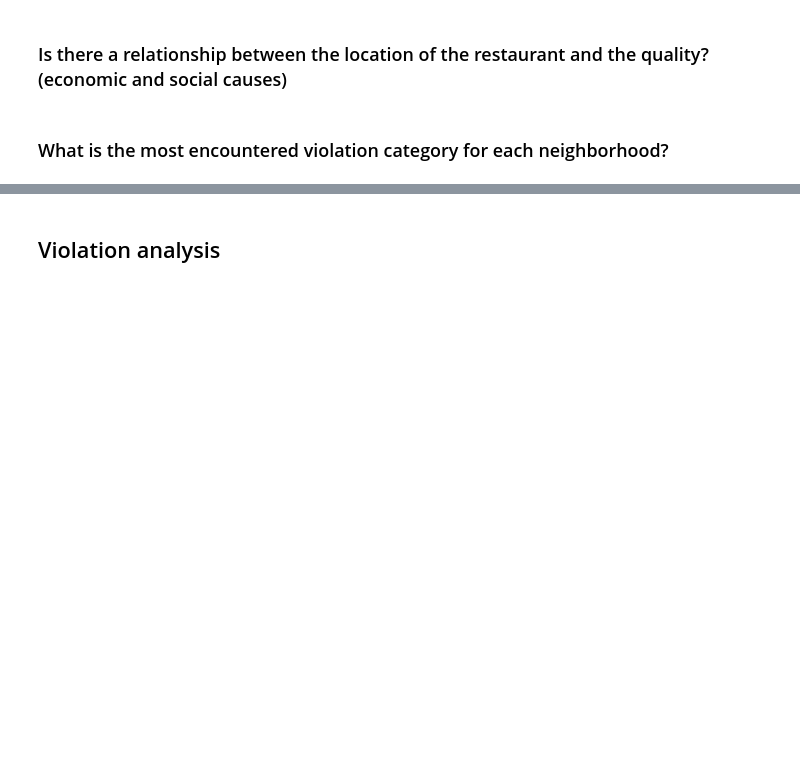
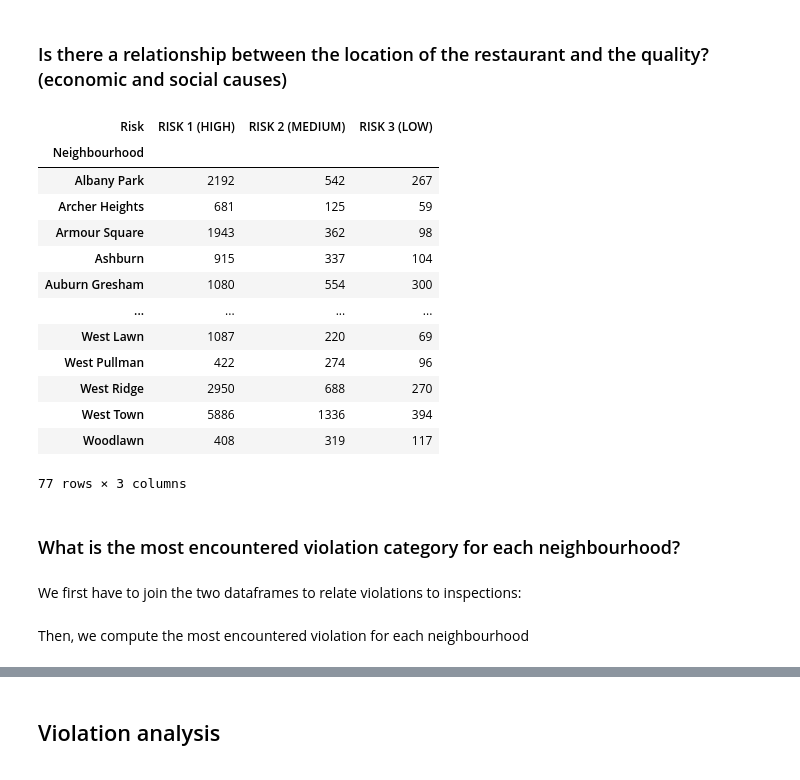
Before and after one commit to Gondolav/ADA-project, a Jupyter notebook: notebook.ipynb, the cells around one changed output, grey strips where cells are left out. Cells and saved outputs as stored; diff of their text form; code cells hidden in the pictures; blank space fills up the shorter version.

Commit message:
Add neighbourhoods, clean coordinates and start working on section 5.4

```diff
--- a/notebook.ipynb
+++ b/notebook.ipynb
@@ -789,5 +900,28 @@ df_chain_results.plot(kind='bar', stacked=True)
 ### How are the inspection results evolving over time and space?
 # %% [markdown]
 ### Is there a relationship between the location of the restaurant and the quality? (economic and social causes)
+# %%
+risks_per_hood = df.groupby(['Neighbourhood'])['Risk'].value_counts().unstack().drop('ALL', axis=1).fillna(0)
+risks_per_hood['RISK 1 (HIGH)'] = risks_per_hood['RISK 1 (HIGH)'].astype(int)
+risks_per_hood['RISK 2 (MEDIUM)'] = risks_per_hood['RISK 2 (MEDIUM)'].astype(int)
+risks_per_hood['RISK 3 (LOW)'] = risks_per_hood['RISK 3 (LOW)'].astype(int)
+risks_per_hood
+# %% [output]
+| Risk | RISK 1 (HIGH) | RISK 2 (MEDIUM) | RISK 3 (LOW) |
+| Neighbourhood |  |  |  |
+| Albany Park | 2192 | 542 | 267 |
+| Archer Heights | 681 | 125 | 59 |
+| Armour Square | 1943 | 362 | 98 |
+| Ashburn | 915 | 337 | 104 |
+| Auburn Gresham | 1080 | 554 | 300 |
+| ... | ... | ... | ... |
+| West Lawn | 1087 | 220 | 69 |
+| West Pullman | 422 | 274 | 96 |
+| West Ridge | 2950 | 688 | 270 |
+| West Town | 5886 | 1336 | 394 |
+| Woodlawn | 408 | 319 | 117 |
+77 rows × 3 columns
 # %% [markdown]
-### What is the most encountered violation category for each neighborhood?
+### What is the most encountered violation category for each neighbourhood?
+# %% [markdown]
+We first have to join the two dataframes to relate violations to inspections:
@@ -793,0 +930,2 @@ df_chain_results.plot(kind='bar', stacked=True)
+# %% [markdown]
+Then, we compute the most encountered violation for each neighbourhood
```
Also changed, not shown: parts of 46 cells of this notebook.
